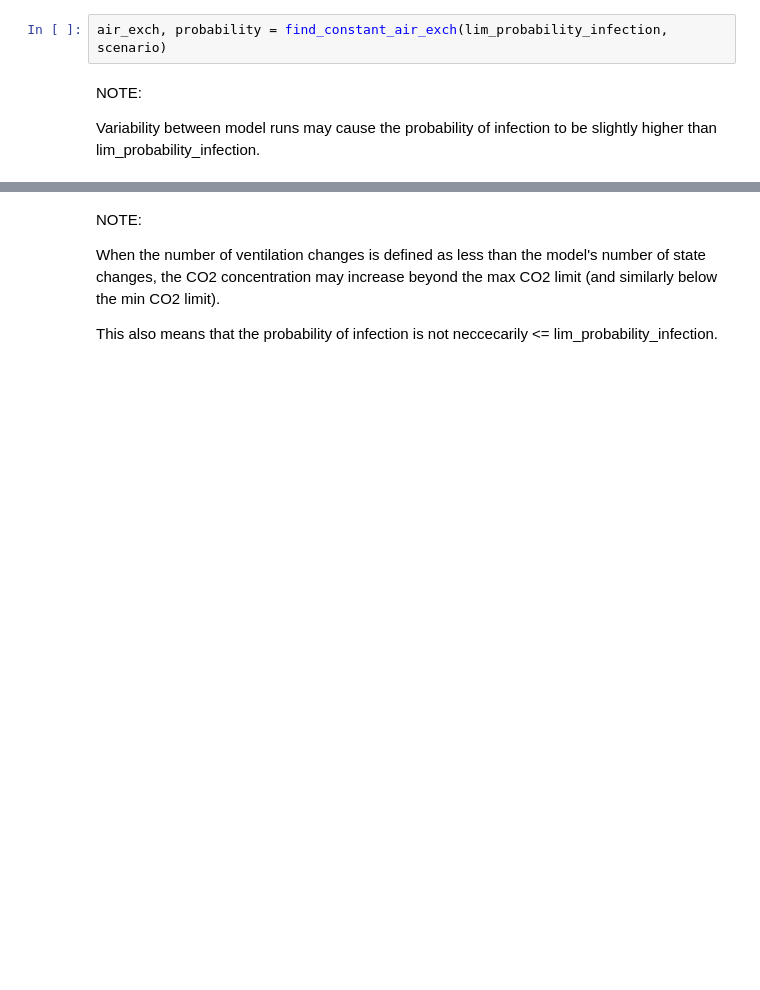
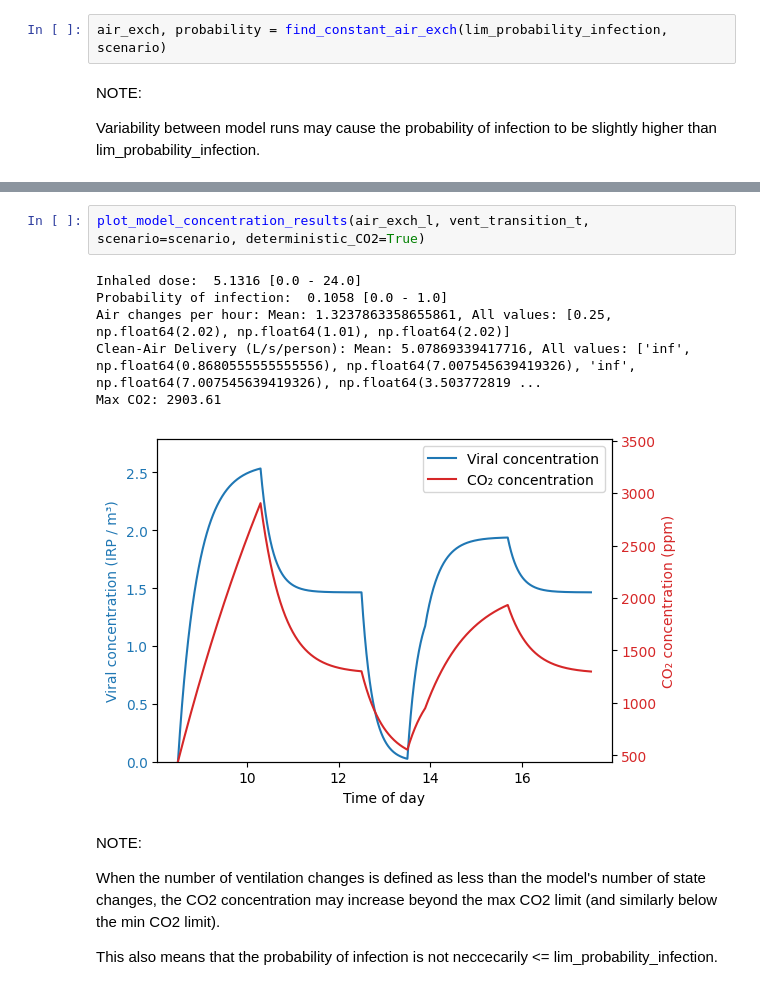
Before and after one commit to CERN/CAiMIRA, a Jupyter notebook: caimira/src/caimira/ventilation/ventilation_experiments.ipynb, the cells around one changed output, grey strips where cells are left out. Cells and saved outputs as stored; diff of their text form; blank space fills up the shorter version.

```diff
--- a/caimira/src/caimira/ventilation/ventilation_experiments.ipynb
+++ b/caimira/src/caimira/ventilation/ventilation_experiments.ipynb
@@ -49,3 +50,12 @@ for a, v in zip(air_exch_l, vent_transition_t):
+# %%
+plot_model_concentration_results(air_exch_l, vent_transition_t, scenario=scenario, deterministic_CO2=True)
+# %% [output]
+Inhaled dose:  5.1316 [0.0 - 24.0]
+Probability of infection:  0.1058 [0.0 - 1.0]
+Air changes per hour: Mean: 1.3237863358655861, All values: [0.25, np.float64(2.02), np.float64(1.01), np.float64(2.02)]
+Clean-Air Delivery (L/s/person): Mean: 5.07869339417716, All values: ['inf', np.float64(0.8680555555555556), np.float64(7.007545639419326), 'inf', np.float64(7.007545639419326), np.float64(3.503772819 ...
+Max CO2: 2903.61
+[figure, added]
 # %% [markdown]
 NOTE:
 
```
Also changed, not shown: parts of 5 cells of this notebook, 2 other files.
